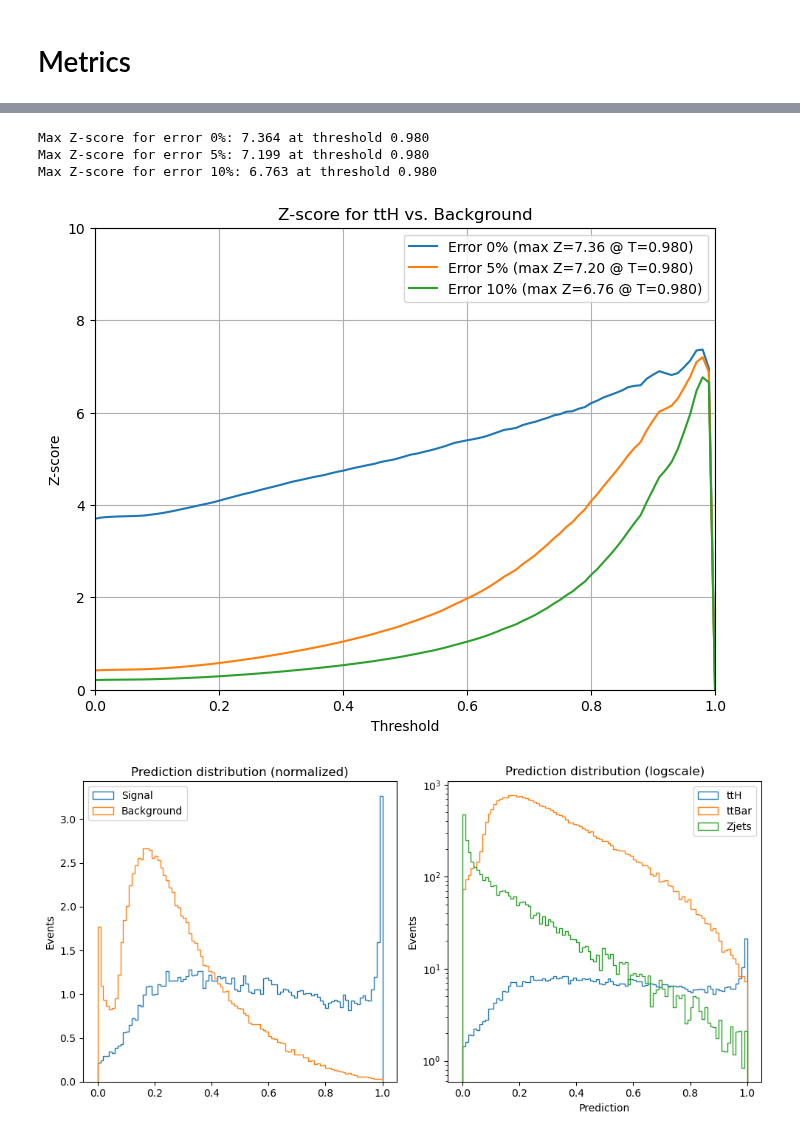
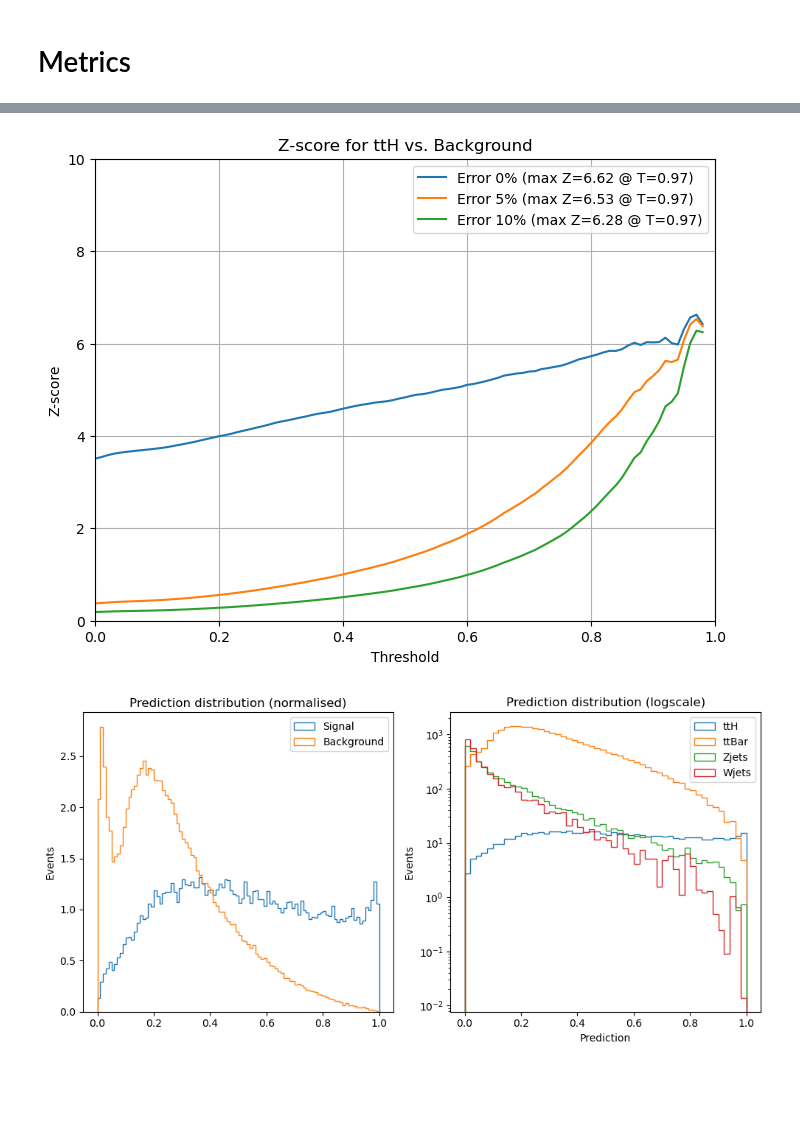
Before and after one commit to inigostibbe/msciproject, a Jupyter notebook: bristol-tth-transformer-msc_project/bristol-tth-transformer-msc_project/notebooks/training_multi.ipynb, the cells around one changed output, grey strips where cells are left out. Cells and saved outputs as stored; diff of their text form; code cells hidden in the pictures; blank space fills up the shorter version.

```diff
--- a/bristol-tth-transformer-msc_project/bristol-tth-transformer-msc_project/notebooks/training_multi.ipynb
+++ b/bristol-tth-transformer-msc_project/bristol-tth-transformer-msc_project/notebooks/training_multi.ipynb
@@ -58,7 +58,7 @@ outdir = f"./model_training/AOTransformer_{current_time}"
 os.makedirs(outdir, exist_ok=False)
 
 # Main path
-main_path = '/home/pk21271/prep_data/ttH_ttbar_Zjets'
+main_path = '/home/pk21271/prep_data/ttH_ttbar_Zjets_Wjets'
 
 # File paths
 x_path = os.path.join(main_path, 'X.pt')
@@ -134,7 +134,7 @@ The transformer model can be tweaked with the parameters below (see explanations
 The loss function is a composite of BCE, and decorrelation from the MET, to ensure the transformer does not sculpt the latter.
 # %%
 # Define model #
-loss_function = CrossEntropyWeightedLoss(weighted = True)
+loss_function = CrossEntropyWeightedLoss(weighted = True) # Test with no weights
 
 # loss = BCE + lambda * decorrelated loss # Lambda determines the strength of the decorrelation loss
 # lambda = 0 -> pure BCE
@@ -151,7 +151,7 @@ print(output_dim)
 
 # Choose number of layers
 enc = 5
-cla = 3
+cla = 2
 dnn = 3
 
 model = AnalysisObjectTransformer(
@@ -165,7 +165,7 @@ model = AnalysisObjectTransformer(
     dnn_layers = dnn,                  # Number of layers for DNN after the transformer
     hidden_activation = nn.GELU,     # Hidden activation in transformer and DNN
     output_activation = None,        # DNN output activation (sigmoid for binary, softmax for multiclass, None if applied in the loss)
-    dropout = 0.2,                   # Dropout rate - default was 0.1
+    dropout = 0.1,                   # Dropout rate - default was 0.1
     loss_function = loss_function,   # Loss function, see above
 )
 
@@ -221,7 +221,9 @@ Lighting also allows several plotter interface, we use `comet` to log all our me
 # Choose max epochs and learning rate
 epochs = 150
 # lr = 1e-4
-lr = 5e-4
+# lr = 5e-4
+lr = 1e-3
+
 
 print(len(train_dataset), len(valid_dataset))
 
@@ -541,12 +514,4 @@ plt.show()
 # %%
-import numpy as np
-import matplotlib.pyplot as plt
-
-# Assume preds, labels, and val_nom are already defined
-# preds: Softmax output probabilities (shape: [samples, 3]) for 3 classes
-# labels: True labels (0=ttH, 1=ttBar, 2=Zjets)
-# val_nom: Event weight scaling factor
-
 # Weights array
 wn = np.array((val_nom * 200000).flatten())  # Weight nominal
 
@@ -556,7 +521,7 @@ probs_flat = np.array(probs[:, 0].flatten())  # Take softmax output for ttH
 binary_labels = np.where(labels == 0, 1, 0).flatten()
 
 # Define threshold range
-thresholds = np.linspace(0, 1, 101)
+thresholds = np.linspace(0, 0.98, 99)
 
 # Define systematic uncertainty levels
 error_levels = [0.0, 0.05, 0.10]  # 0%, 5%, 10%
@@ -585,10 +550,10 @@ for err, z_scores in z_scores_dict.items():
     max_threshold = thresholds[max_z_index]
     max_z_thresholds[err] = (max_z, max_threshold)
 
-    print(f"Max Z-score for error {int(err*100)}%: {max_z:.3f} at threshold {max_threshold:.3f}")
+    # print(f"Max Z-score for error {int(err*100)}%: {max_z:.3f} at threshold {max_threshold:.3f}")
 
     # Store formatted legend label
-    legend_labels.append(f"Error {int(err*100)}% (max Z={max_z:.2f} @ T={max_threshold:.3f})")
+    legend_labels.append(f"Error {int(err*100)}% (max Z={max_z:.2f} @ T={max_threshold:.2f})")
 
 # Plot Z-score vs. Threshold for different systematic uncertainties
 plt.figure(figsize=(8, 6))
@@ -605,35 +570,33 @@ plt.xlim(0, 1)
 plt.legend()
 plt.show()
 # %% [output]
-Max Z-score for error 0%: 7.364 at threshold 0.980
-Max Z-score for error 5%: 7.199 at threshold 0.980
-Max Z-score for error 10%: 6.763 at threshold 0.980
-[figure, old version]
+[figure, new version]
 # %%
 labels_flat = labels.flatten()
 
 # Create a figure with two subplots
 fig, axes = plt.subplots(nrows=1, ncols=2, figsize=(10, 5), sharex=True)
 
 # First plot (Binary classification: Signal vs. Background)
 axes[0].hist(probs_flat[binary_labels == 1], bins=100, range=(0, 1), weights=wn[binary_labels == 1], histtype='step', label='Signal', density=True)
 axes[0].hist(probs_flat[binary_labels == 0], bins=100, range=(0, 1), weights=wn[binary_labels == 0], histtype='step', label='Background', density=True)
 axes[0].legend()
 axes[0].set_ylabel('Events')
-axes[0].set_title('Prediction distribution (normalized)')
+axes[0].set_title('Prediction distribution (normalised)')
 
 # Second plot (Multi-class: ttH, ttBar, Zjets)
-axes[1].hist(probs_flat[labels_flat == 0], bins=100, range=(0, 1), weights=wn[labels_flat == 0], histtype='step', label='ttH')
-axes[1].hist(probs_flat[labels_flat == 1], bins=100, range=(0, 1), weights=wn[labels_flat == 1], histtype='step', label='ttBar')
-axes[1].hist(probs_flat[labels_flat == 2], bins=100, range=(0, 1), weights=wn[labels_flat == 2], histtype='step', label='Zjets')
+axes[1].hist(probs_flat[labels_flat == 0], bins=50, range=(0, 1), weights=wn[labels_flat == 0], histtype='step', label='ttH')
+axes[1].hist(probs_flat[labels_flat == 1], bins=50, range=(0, 1), weights=wn[labels_flat == 1], histtype='step', label='ttBar')
+axes[1].hist(probs_flat[labels_flat == 2], bins=50, range=(0, 1), weights=wn[labels_flat == 2], histtype='step', label='Zjets')
+axes[1].hist(probs_flat[labels_flat == 3], bins=50, range=(0, 1), weights=wn[labels_flat == 3], histtype='step', label='Wjets')
 axes[1].legend()
 axes[1].set_xlabel('Prediction')
 axes[1].set_ylabel('Events')
 axes[1].set_title('Prediction distribution (logscale)')
 axes[1].set_yscale('log')
 
 # Show the figure
 plt.tight_layout()
 plt.show()
 # %% [output]
-[figure, old version]
+[figure, new version]
```
Also changed, not shown: parts of 8 cells of this notebook, 20 other files.
